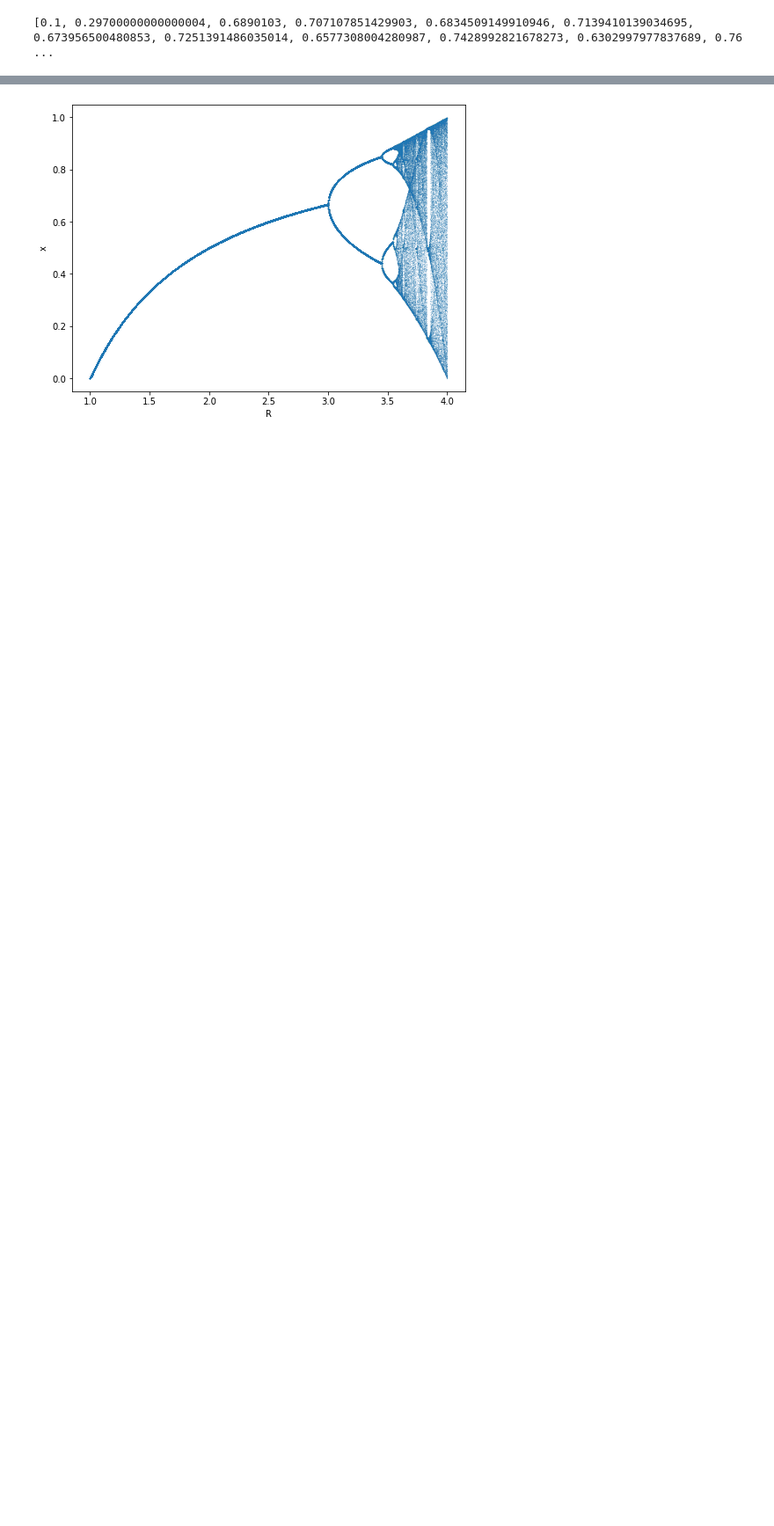
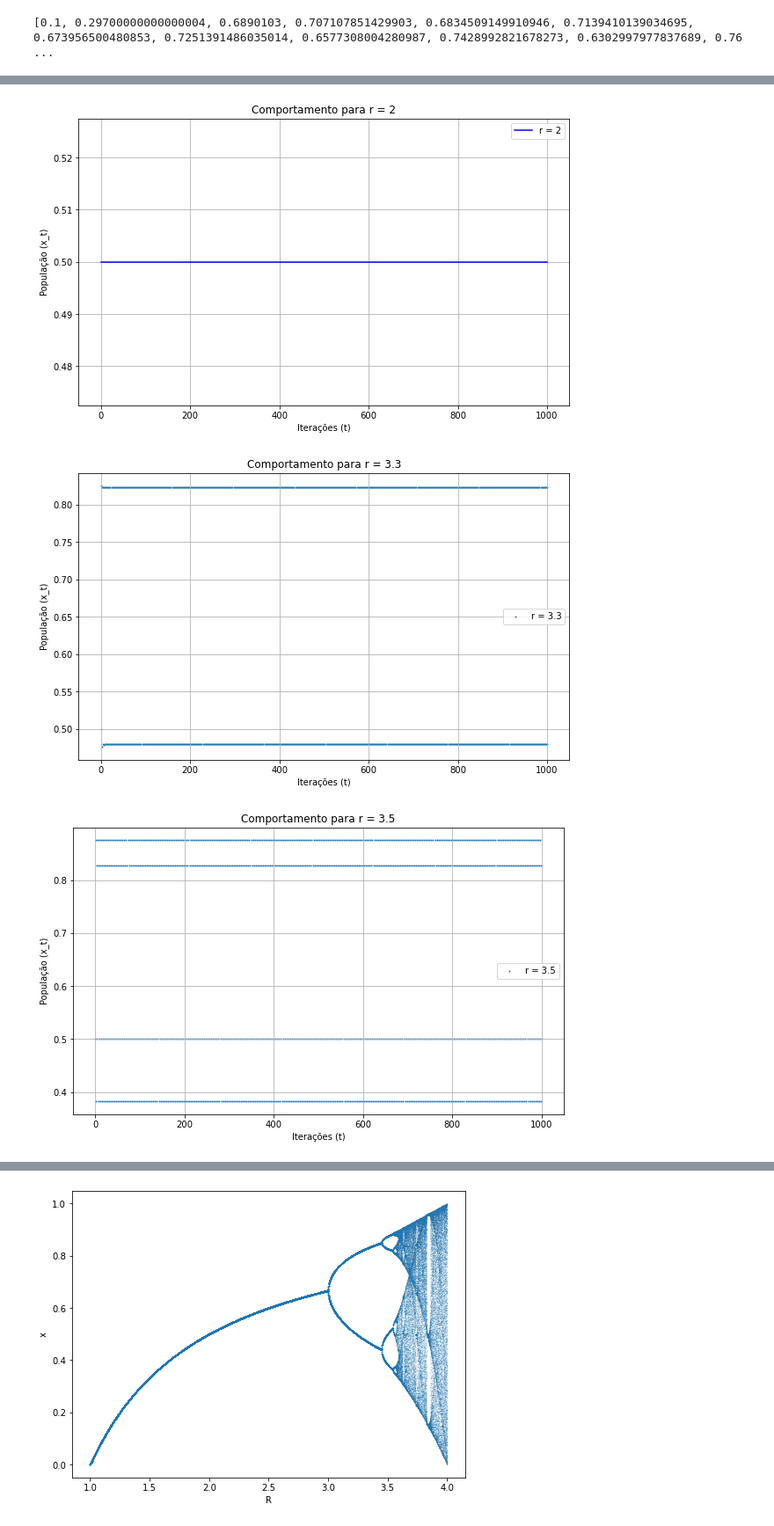
Before and after one commit to FelipeOliveiraFerreira/FIS-COMP, a Jupyter notebook: Tarefa-3/T3.ipynb, the cells around one changed output, grey strips where cells are left out. Shown: that part at 88% size. Drawn from its saved outputs; the diff is of its cells as text; code cells hidden in the pictures; blank space fills up the shorter version.

```diff
--- a/Tarefa-3/T3.ipynb
+++ b/Tarefa-3/T3.ipynb
@@ -158,0 +122,67 @@ plt.show()
+# %%
+import numpy as np
+import matplotlib.pyplot as plt
+
+# Função mapa_logistico que implementa a equação logística
+def mapa_logistico(r, x0, N):
+    x_values = [x0]
+    for t in range(1, N + 1):
+        x_t = r * x_values[t - 1] * (1 - x_values[t - 1])
+        x_values.append(x_t)
+    return x_values
+
+# Parâmetros
+x0 = 0.5  # Condição inicial
+N = 1000  # Número de iterações
+
+# Gráfico para r = 2
+r = 2
+x_values_r2 = mapa_logistico(r, x0, N)
+plt.figure(figsize=(10, 6))
+plt.plot(x_values_r2, label=f"r = {r}", color='blue')
+plt.title(f"Comportamento para r = {r}", fontsize=12)
+plt.xlabel('Iterações (t)', fontsize=10)
+plt.ylabel('População (x_t)', fontsize=10)
+plt.legend()
+plt.grid(True)
+plt.show()
+
+# Gráfico para r = 3.3
+r = 3.3
+x_values_r3_3 = mapa_logistico(r, x0, N)
+plt.figure(figsize=(10, 6))
+plt.scatter(range(N + 1), x_values_r3_3, label=f"r = {r}", s=1)
+plt.title(f"Comportamento para r = {r}", fontsize=12)
+plt.xlabel('Iterações (t)', fontsize=10)
+plt.ylabel('População (x_t)', fontsize=10)
+plt.legend()
+plt.grid(True)
+plt.show()
+
+# Gráfico para r = 3.5
+r = 3.5
+x_values_r3_5 = mapa_logistico(r, x0, N)
+plt.figure(figsize=(10, 6))
+plt.scatter(range(N + 1), x_values_r3_5, label=f"r = {r}", s=1)
+plt.title(f"Comportamento para r = {r}", fontsize=12)
+plt.xlabel('Iterações (t)', fontsize=10)
+plt.ylabel('População (x_t)', fontsize=10)
+plt.legend()
+plt.grid(True)
+plt.show()
+
+# Gráfico para r = 3.9
+r = 3.9
+x_values_r3_9 = mapa_logistico(r, x0, N)
+plt.figure(figsize=(10, 6))
+plt.scatter(range(N + 1), x_values_r3_9, label=f"r = {r}", s=1)
+plt.title(f"Comportamento para r = {r}", fontsize=12)
+plt.xlabel('Iterações (t)', fontsize=10)
+plt.ylabel('População (x_t)', fontsize=10)
+plt.legend()
+plt.grid(True)
+plt.show()
+# %% [output]
+[figure, added]
+[figure, added]
+[figure, added]
```
Also changed, not shown: parts of 2 cells of this notebook.
